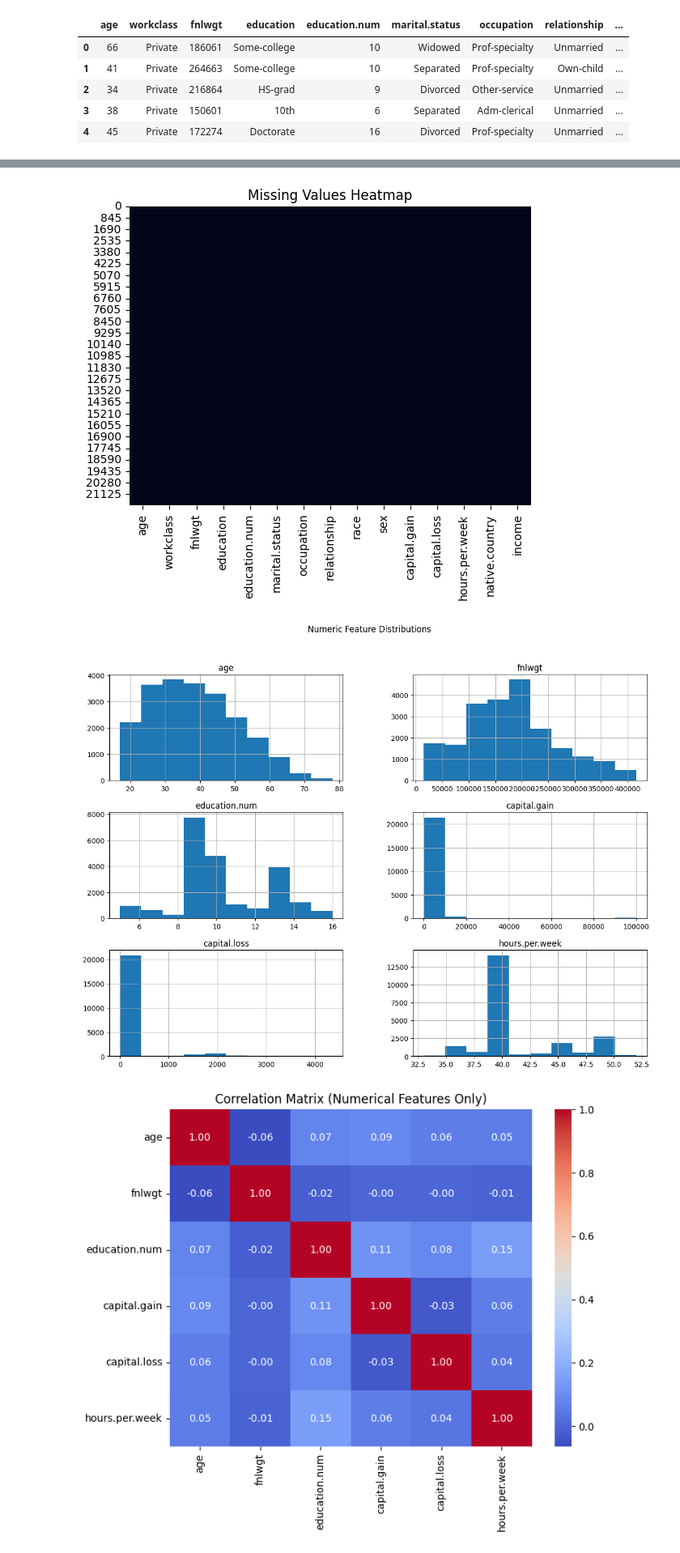
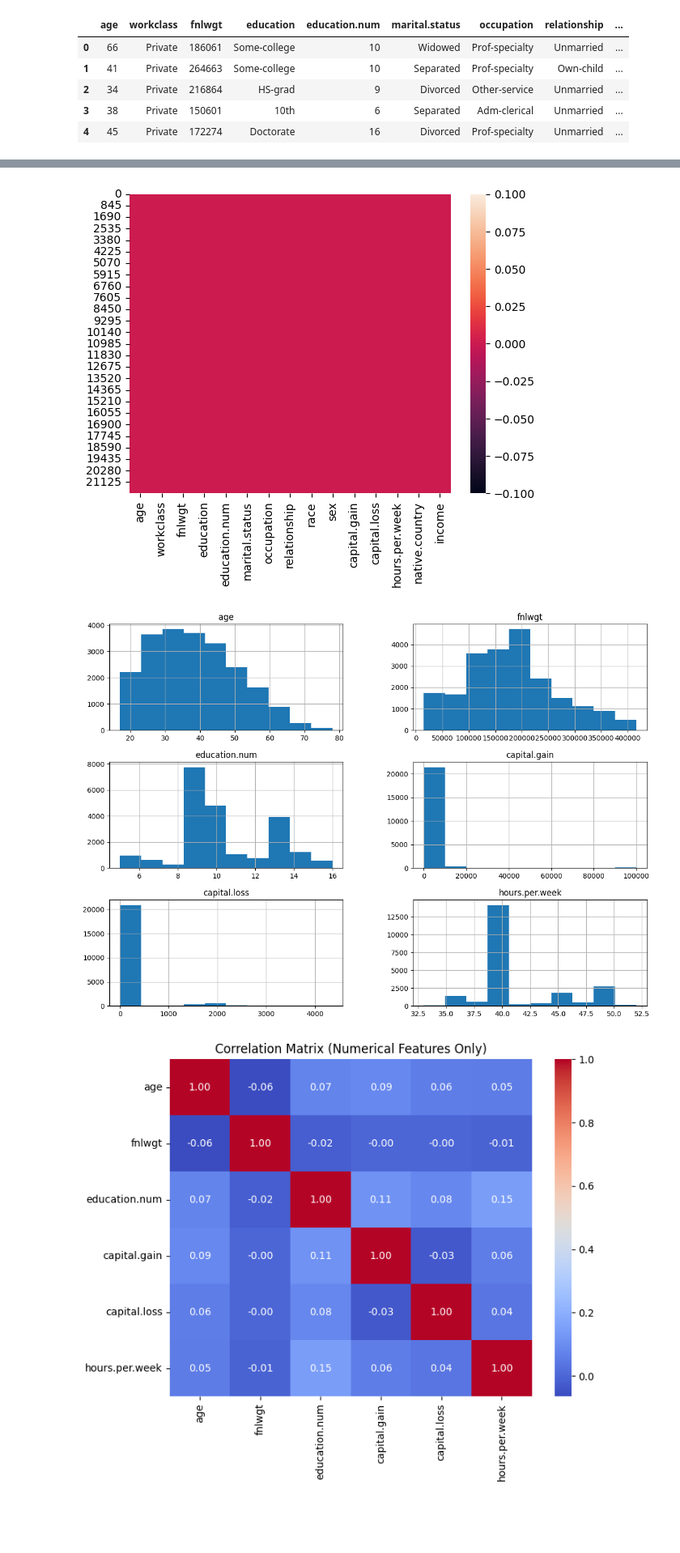
Before and after one commit to devansh-hestabit/Training, a Jupyter notebook: Week6/src/notebooks/EDA.ipynb, the cells around one changed output, grey strips where cells are left out. Shown at 81% size. Cells and saved outputs as stored; diff of their text form; code cells hidden in the pictures; blank space fills up the shorter version.

```diff
--- a/Week6/src/notebooks/EDA.ipynb
+++ b/Week6/src/notebooks/EDA.ipynb
@@ -17,15 +37,13 @@ df.head()
 # %%
-sns.heatmap(df.isnull(), cbar=False) #visualize missing values, cbar=False to hide color bar
-plt.title("Missing Values Heatmap")
+sns.heatmap(df.isnull()) #visualize missing values, cbar=False to hide color bar
 plt.show()
 # %% [output]
-[figure, old version]
+[figure, new version]
 # %%
 df.select_dtypes(include='number').hist(figsize=(14, 10)) #histograms for numeric features
-plt.suptitle("Numeric Feature Distributions")
 plt.show()
 # %% [output]
-[figure, old version]
+[figure, new version]
 # %%
 numeric_df = df.select_dtypes(include="number")
 
```
Also changed, not shown: parts of 1 cell of this notebook.
